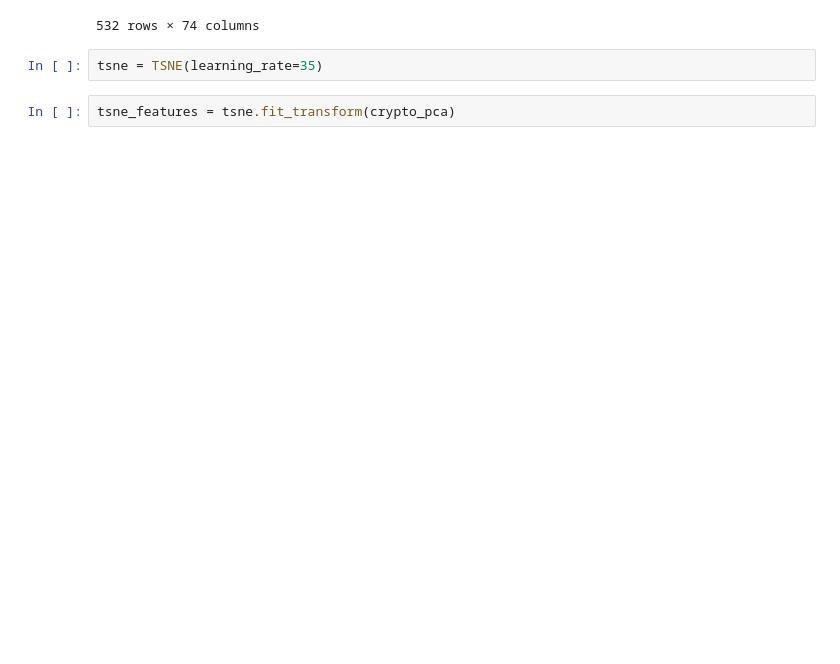
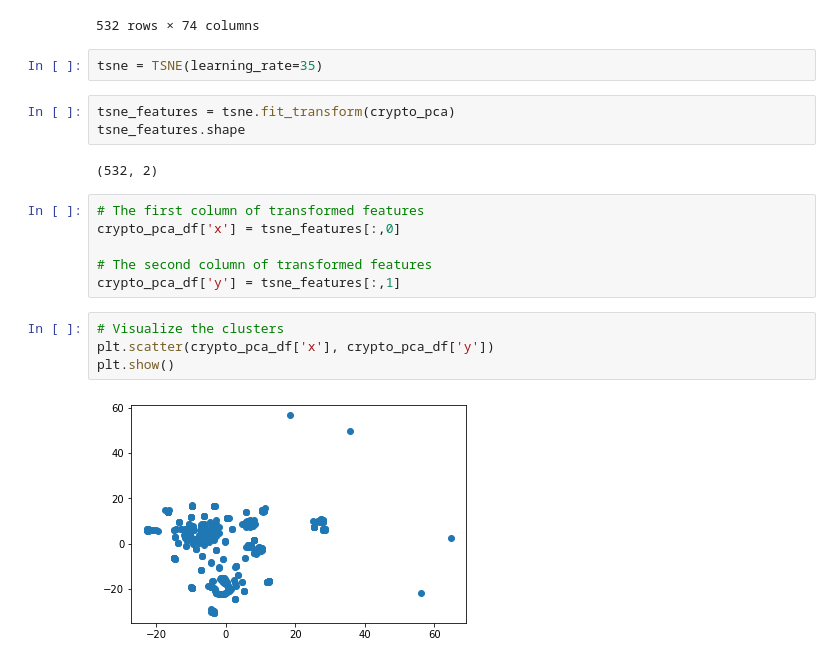
Before and after one commit to gfujitani/cryptocurrency_clusters, a Jupyter notebook: Crypto_Clusters.ipynb, the cells around one changed output. Cells and saved outputs as stored; diff of their text form; blank space fills up the shorter version.

```diff
--- a/Crypto_Clusters.ipynb
+++ b/Crypto_Clusters.ipynb
@@ -162,6 +162,21 @@ crypto_pca_df
 tsne = TSNE(learning_rate=35)
 # %%
 tsne_features = tsne.fit_transform(crypto_pca)
+tsne_features.shape
+# %% [output]
+(532, 2)
+# %%
+# The first column of transformed features
+crypto_pca_df['x'] = tsne_features[:,0]
+
+# The second column of transformed features
+crypto_pca_df['y'] = tsne_features[:,1]
+# %%
+# Visualize the clusters
+plt.scatter(crypto_pca_df['x'], crypto_pca_df['y'])
+plt.show()
+# %% [output]
+[figure, added]
 # %%
 # Identify the best number of clusters using the elbow curve
 inertia = []
```
Also changed, not shown: parts of 2 cells of this notebook, 1 other file.
